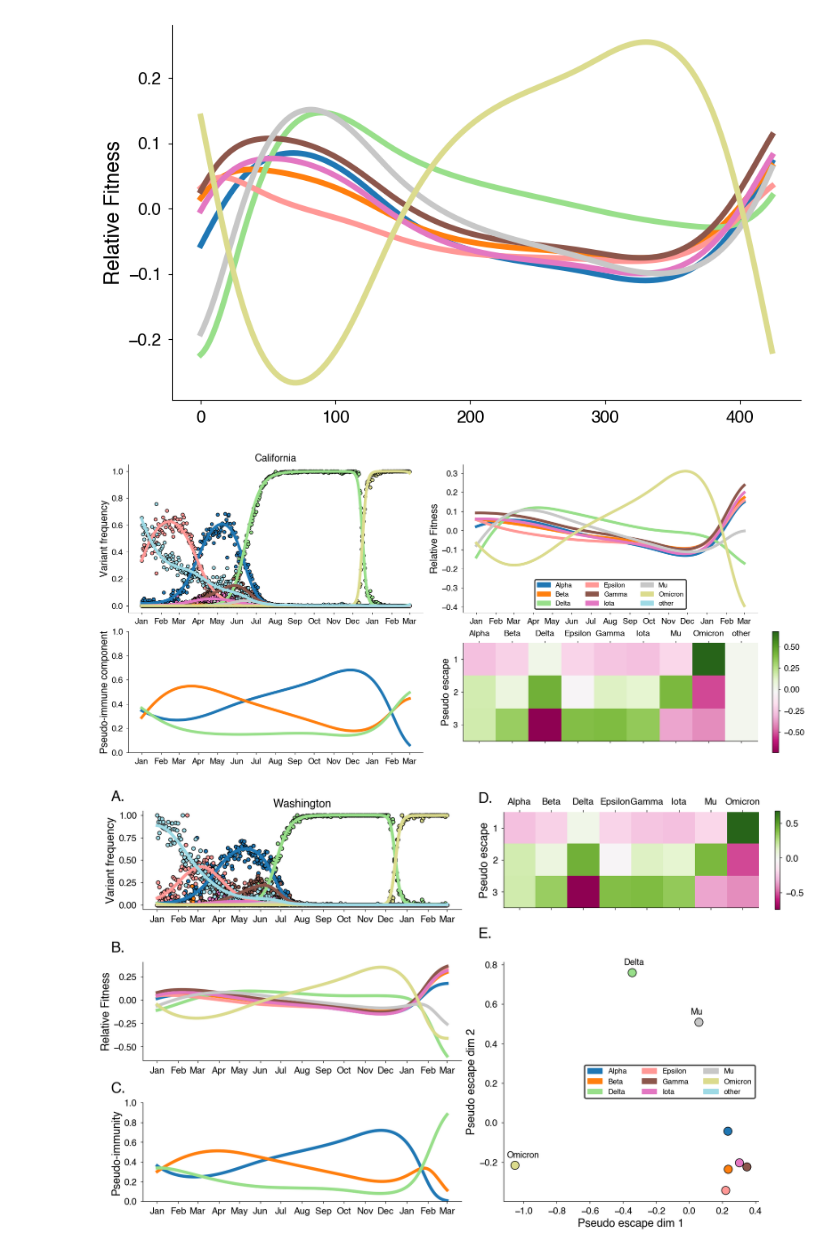
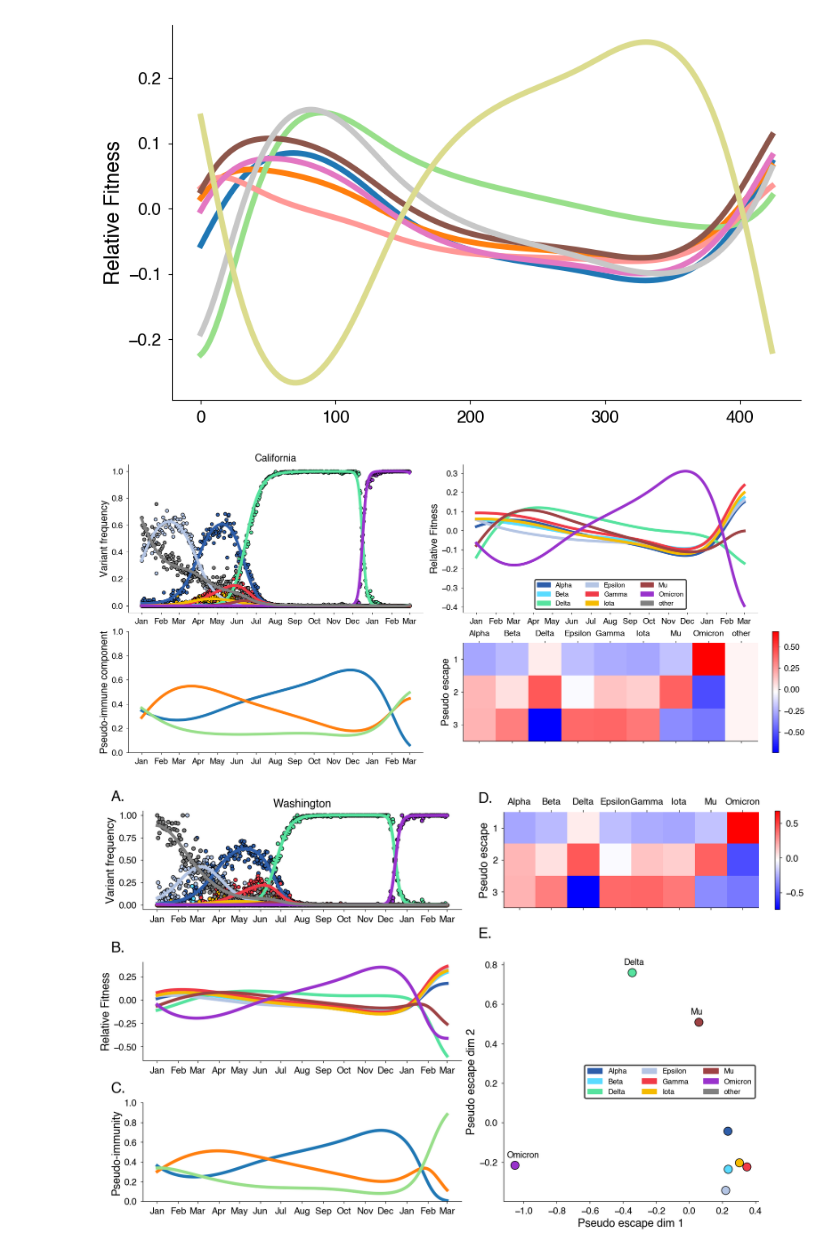
Before and after one commit to blab/relative-fitness-mechanisms, a Jupyter notebook: notebooks/DR-Dev.ipynb, the cells around one changed output. Drawn from its saved outputs; the diff is of its cells as text; code cells hidden in the pictures.

Commit message:
Updating figure colors for latent model

```diff
--- a/notebooks/DR-Dev.ipynb
+++ b/notebooks/DR-Dev.ipynb
@@ -28,7 +28,8 @@ from evofr.plotting import FrequencyPlot, GrowthAdvantagePlot, TimeVaryingPlot,
 #PatchLegend(color_map=freq_plot.color_map).add_legend(ax=freq_plot.ax);
 # %%
 phi_model = LatentSplineRW(ef.Spline(order=4, k=4))
-model = RelativeFitnessDR(dim=3, phi_model=phi_model, hier=True)
+latent_dim = 3
+model = RelativeFitnessDR(dim=latent_dim, phi_model=phi_model, hier=True)
 inference_method = ef.InferNUTS(num_samples=500, num_warmup=500)
 inference_method = ef.InferMAP(lr=4e-4, iters=50_000)
 
@@ -75,7 +78,11 @@ Text(0, 0.5, 'Relative Fitness')
 # %%
 from evofr.plotting import *
 
-def summary_plot_hier(posterior, group, location):
+v_colors =["#2e5eaa", "#5adbff",  "#56e39f","#b4c5e4", "#f03a47",  "#f5bb00", "#9e4244","#9932CC", "#808080"]
+v_names = ['Alpha', 'Beta', 'Delta', 'Epsilon', 'Gamma', 'Iota', 'Mu', 'Omicron', 'other']
+color_map = {v : c for c, v in zip(v_colors, v_names)}
+
+def summary_plot_hier(posterior, group, location, color_map):
     if group is None:
         group = posterior.data.names.index(location)
     fig = plt.figure(figsize=(18., 8.), constrained_layout=True)
@@ -85,52 +92,55 @@ def summary_plot_hier(posterior, group, location):
 
     # Frequency
     ax = fig.add_subplot(spec[0])
-    freq_plot = FrequencyPlot(_posterior).plot(ax=ax);
+    freq_plot = FrequencyPlot(_posterior, color_map=color_map).plot(ax=ax);
     add_dates(ax, posterior.data.dates)
     ax.set_title(posterior.data.names[group])
 
     # Relative Fitness
     ax = fig.add_subplot(spec[1])
-    delta_plot = TimeVaryingPlot(posterior=_posterior, site="delta").plot(ax=ax)
+    delta_plot = TimeVaryingPlot(posterior=_posterior, color_map=color_map, site="delta").plot(ax=ax)
     delta_plot.ax.set_ylabel("Relative Fitness")
     add_dates(ax, posterior.data.dates)
 
     ## Add color bar
     delta_plot.color_map
-    PatchLegend(color_map=delta_plot.color_map, loc="lower center", ncol=3).add_legend(ax)
+    PatchLegend(color_map=color_map, loc="lower center", ncol=3).add_legend(ax)
 
     # Phi
     ax = fig.add_subplot(spec[2])
+    #phi_cmap = plt.get_cmap('Set2', latent_dim)
+    #phi_colormap = {v: phi_cmap(i / latent_dim) for i, v in enumerate(delta_plot.color_map.keys()) }
+
     phi_plot = TimeVaryingPlot(posterior=_posterior, site="phi").plot(ax=ax)
     phi_plot.ax.set_ylabel("Phi")
     ax.set_ylabel("Pseudo-immune component")
     add_dates(ax, posterior.data.dates)
     ax.set_ylim(0,1)
 
     # Eta
     eta = posterior.samples["eta"][0, :, :]
     n_vars, n_comps = eta.shape
 
     ax = fig.add_subplot(spec[3])
-    cax = ax.matshow(eta.T, cmap="PiYG")
+    cax = ax.matshow(eta.T, cmap="bwr")
     ax.set_xticks(np.arange(n_vars))
     ax.set_xticklabels(posterior.data.var_names)
     ax.set_yticks(np.arange(n_comps))
     ax.set_yticklabels(np.arange(1, n_comps + 1))
     ax.set_ylabel("Pseudo escape")
     fig.colorbar(cax)
 
     return None
 
-summary_plot_hier(posterior, None, "California")
+summary_plot_hier(posterior, None, "California", color_map)
 # %% [output]
-[figure, old version]
+[figure, new version]
 # %%
 from sklearn.manifold import MDS
 eta = posterior.samples["eta"][0,:,:]
 eta_transformed = MDS(normalized_stress="auto").fit_transform(eta)
 # %%
-def summary_plot_hier(posterior, group, location):
+def summary_plot_hier(posterior, group, location, color_map):
     if group is None:
         group = posterior.data.names.index(location)
     fig = plt.figure(figsize=(16., 10.), constrained_layout=True)
@@ -142,14 +152,14 @@ def summary_plot_hier(posterior, group, location):
 
     # Frequency
     ax = fig.add_subplot(spec[0, 0:2])
-    freq_plot = FrequencyPlot(_posterior).plot(ax=ax);
+    freq_plot = FrequencyPlot(_posterior, color_map=color_map).plot(ax=ax);
     add_dates(ax, posterior.data.dates)
     ax.set_title(posterior.data.names[group])
     axes.append(ax)
 
     # Relative Fitness
     ax = fig.add_subplot(spec[1, 0:2])
-    delta_plot = TimeVaryingPlot(posterior=_posterior, site="delta").plot(ax=ax)
+    delta_plot = TimeVaryingPlot(posterior=_posterior, color_map=color_map, site="delta").plot(ax=ax)
     delta_plot.ax.set_ylabel("Relative Fitness")
     add_dates(ax, posterior.data.dates)
     axes.append(ax)
@@ -169,7 +179,7 @@ def summary_plot_hier(posterior, group, location):
     n_vars, n_comps = eta.shape
 
     ax = fig.add_subplot(spec[0:1,2])
-    cax = ax.matshow(eta.T, cmap="PiYG")
+    cax = ax.matshow(eta.T, cmap="bwr")
     ax.set_xticks(np.arange(n_vars))
     ax.set_xticklabels(posterior.data.var_names[:-1])
     ax.set_yticks(np.arange(n_comps))
@@ -203,9 +213,9 @@ def summary_plot_hier(posterior, group, location):
         ax.text(-0.1, 1.1, ax_label + ".", transform=ax.transAxes, size=24, weight='bold')
     return fig
 
-fig_wa = summary_plot_hier(posterior, None, "Washington")
+fig_wa = summary_plot_hier(posterior, None, "Washington", color_map)
 # %% [output]
-[figure, old version]
+[figure, new version]
 # %%
 fig_wa.savefig("../manuscript/figures/" + "latent_immune.png")
 # %%
```
Also changed, not shown: parts of 1 cell of this notebook, 1 other file.
